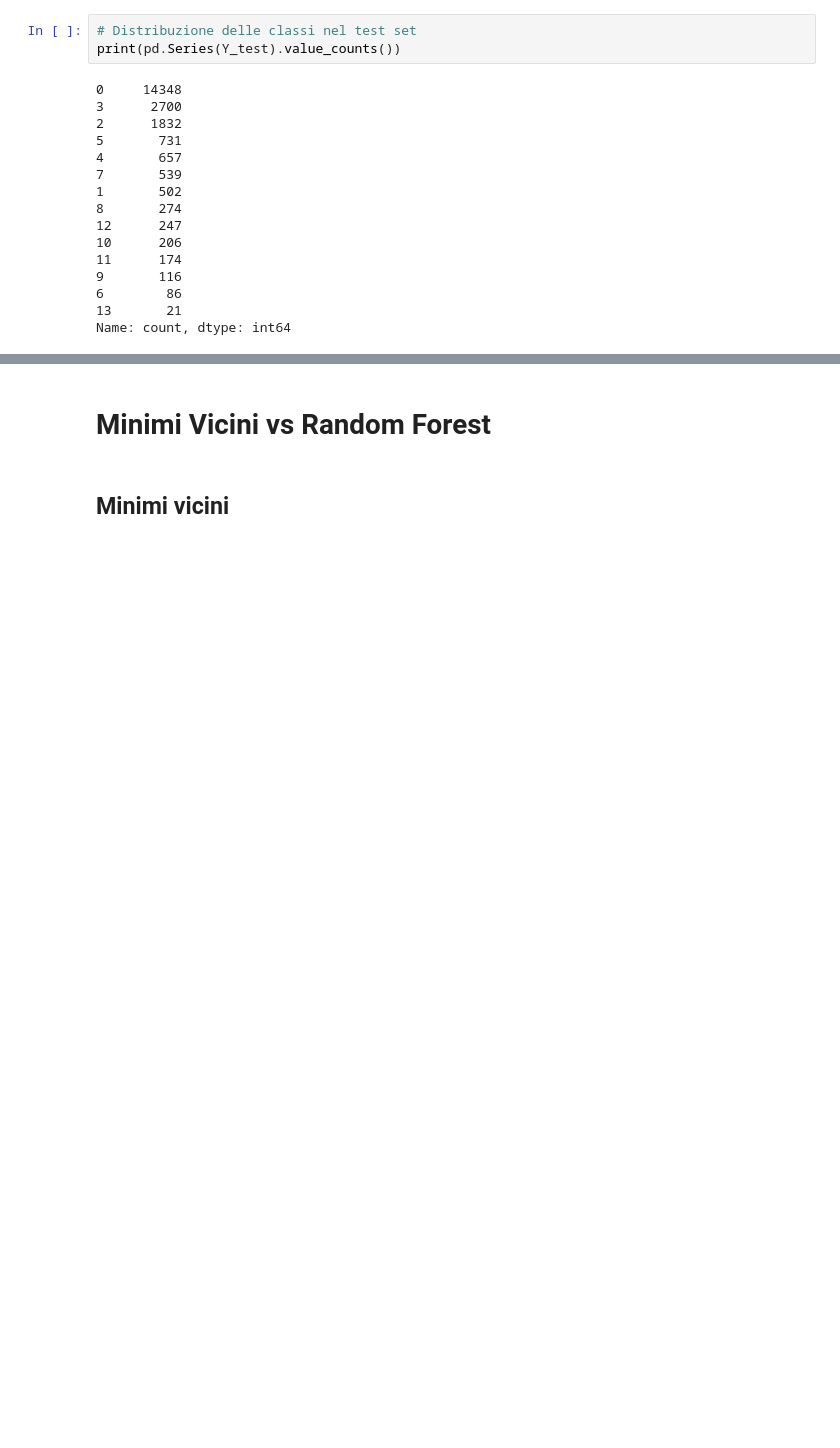
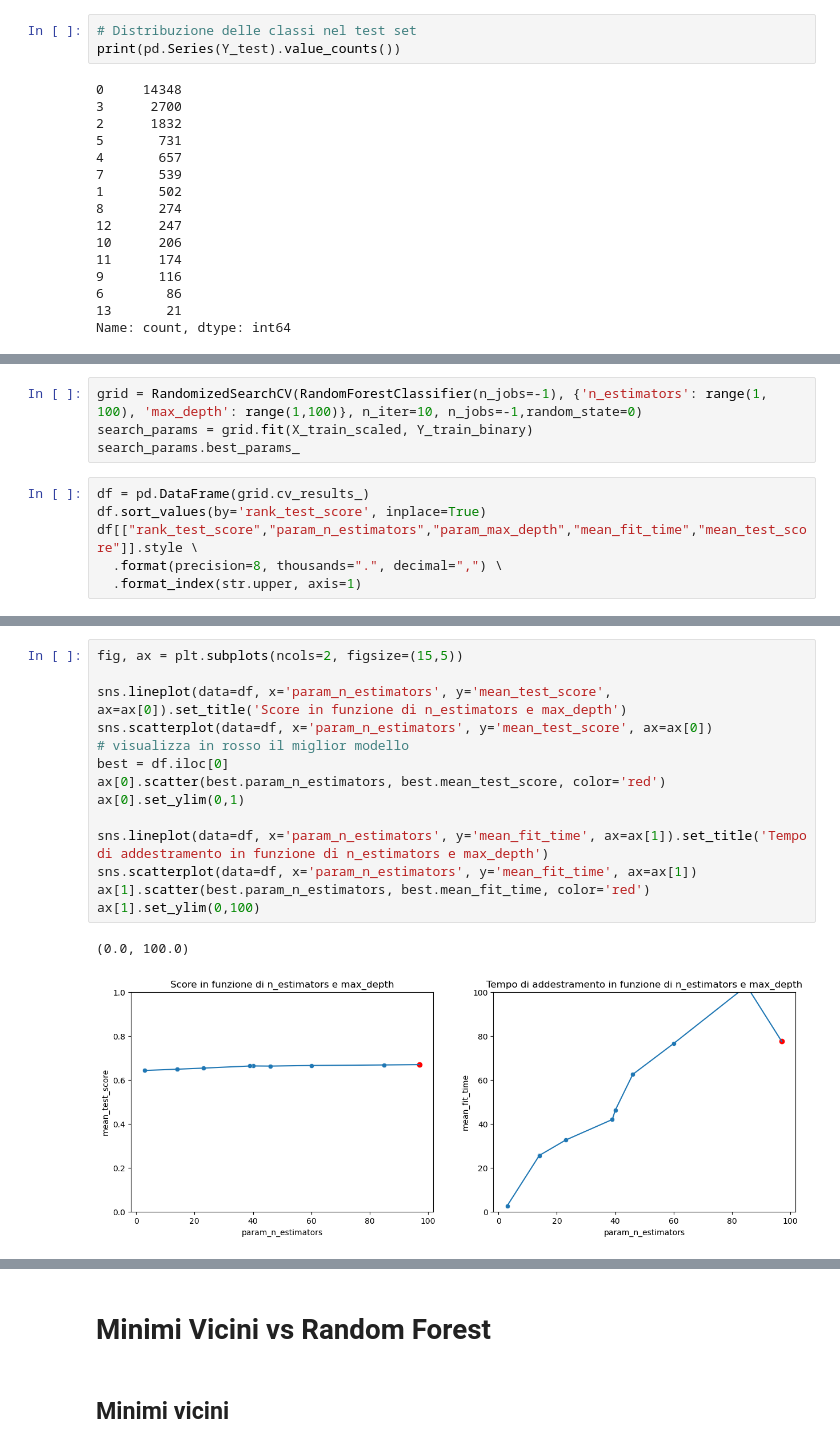
Before and after one commit to AngeloLongano/classification_PneumoniaMNIST, a Jupyter notebook: analysis.ipynb, the cells around one changed output, grey strips where cells are left out. Drawn from its saved outputs; the diff is of its cells as text; blank space fills up the shorter version.

```diff
--- a/analysis.ipynb
+++ b/analysis.ipynb
@@ -118,0 +236,10 @@ Name: count, dtype: int64
+# %%
+grid = RandomizedSearchCV(RandomForestClassifier(n_jobs=-1), {'n_estimators': range(1, 100), 'max_depth': range(1,100)}, n_iter=10, n_jobs=-1,random_state=0)
+search_params = grid.fit(X_train_scaled, Y_train_binary)
+search_params.best_params_
+# %%
+df = pd.DataFrame(grid.cv_results_)
+df.sort_values(by='rank_test_score', inplace=True)
+df[["rank_test_score","param_n_estimators","param_max_depth","mean_fit_time","mean_test_score"]].style \
+  .format(precision=8, thousands=".", decimal=",") \
+  .format_index(str.upper, axis=1)
@@ -118,0 +258,17 @@ Name: count, dtype: int64
+# %%
+fig, ax = plt.subplots(ncols=2, figsize=(15,5))
+
+sns.lineplot(data=df, x='param_n_estimators', y='mean_test_score', ax=ax[0]).set_title('Score in funzione di n_estimators e max_depth')
+sns.scatterplot(data=df, x='param_n_estimators', y='mean_test_score', ax=ax[0])
+# visualizza in rosso il miglior modello
+best = df.iloc[0]
+ax[0].scatter(best.param_n_estimators, best.mean_test_score, color='red')
+ax[0].set_ylim(0,1)
+
+sns.lineplot(data=df, x='param_n_estimators', y='mean_fit_time', ax=ax[1]).set_title('Tempo di addestramento in funzione di n_estimators e max_depth')
+sns.scatterplot(data=df, x='param_n_estimators', y='mean_fit_time', ax=ax[1])
+ax[1].scatter(best.param_n_estimators, best.mean_fit_time, color='red')
+ax[1].set_ylim(0,100)
+# %% [output]
+(0.0, 100.0)
+[figure, added]
```
Also changed, not shown: parts of 81 cells of this notebook.
